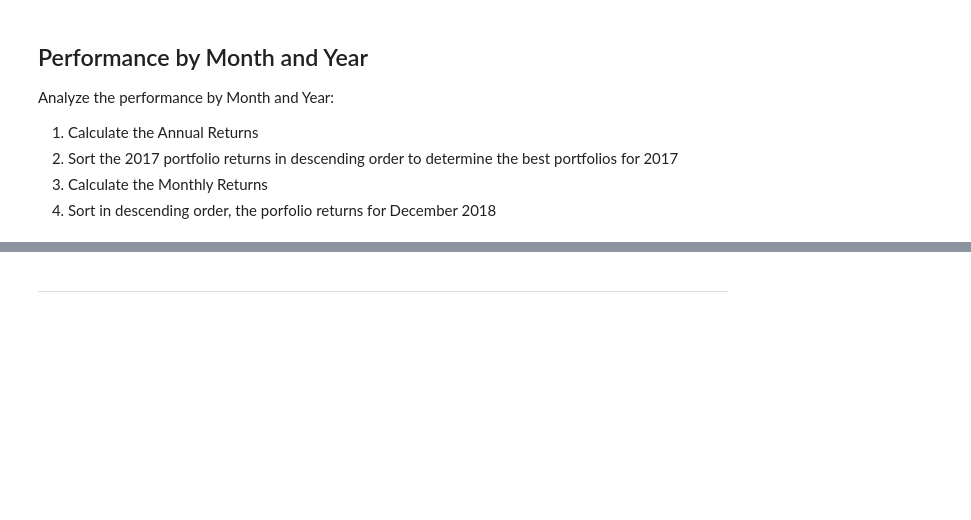
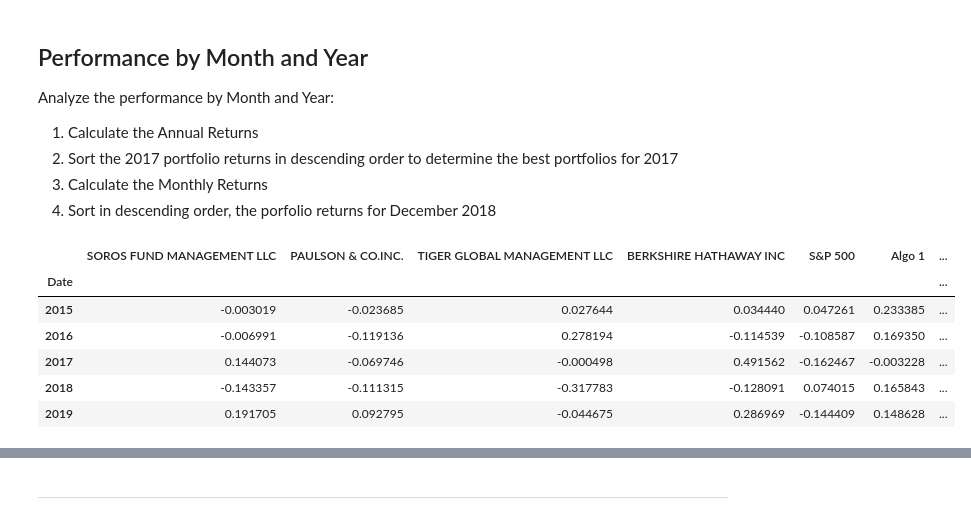
Before and after one commit to basobo/python-pandas, a Jupyter notebook: whale_analysis.ipynb, the cells around one changed output, grey strips where cells are left out. Saved outputs shown, nothing was run; the diff lists cells and outputs as text; code cells hidden in the pictures; blank space fills up the shorter version.

```diff
--- a/whale_analysis.ipynb
+++ b/whale_analysis.ipynb
@@ -240,2 +236,21 @@ cumulative_returns.groupby([]) # do the groupby then the function (sum), speci
+# %%
+# Returns by Year
+# 1. calculate annual Returns
+# annual_returns = all_returns.groupby(pd.TimeGrouper('A')).nth(0)
+#annual_returns = all_returns.groupby(pd.Grouper(level="Date", freq="A")).nth(0)
+#annual_returns = (1+all_returns.groupby([all_returns.index.year])).cumprod() -1
+#cumulative_returns["Year"] = # do sutff
+#cumulative_returns.groupby([]) # do the groupby then the function (sum), speci
+cum_returns_by_year = all_returns.groupby(all_returns.index.year).apply(lambda x: (1+x).cumprod() -1)
+annual_returns_by_year = cum_returns_by_year.groupby(cum_returns_by_year.index.year).last()
+annual_returns_by_year.head()
+# %% [output]
+|  | SOROS FUND MANAGEMENT LLC | PAULSON & CO.INC. | TIGER GLOBAL MANAGEMENT LLC | BERKSHIRE HATHAWAY INC | S&P 500 | Algo 1 | ... |
+| Date |  |  |  |  |  |  | ... |
+| 2015 | -0.003019 | -0.023685 | 0.027644 | 0.034440 | 0.047261 | 0.233385 | ... |
+| 2016 | -0.006991 | -0.119136 | 0.278194 | -0.114539 | -0.108587 | 0.169350 | ... |
+| 2017 | 0.144073 | -0.069746 | -0.000498 | 0.491562 | -0.162467 | -0.003228 | ... |
+| 2018 | -0.143357 | -0.111315 | -0.317783 | -0.128091 | 0.074015 | 0.165843 | ... |
+| 2019 | 0.191705 | 0.092795 | -0.044675 | 0.286969 | -0.144409 | 0.148628 | ... |
 # %%
 # Top Portfolio returns for 2017
```
Also changed, not shown: parts of 8 cells of this notebook.
